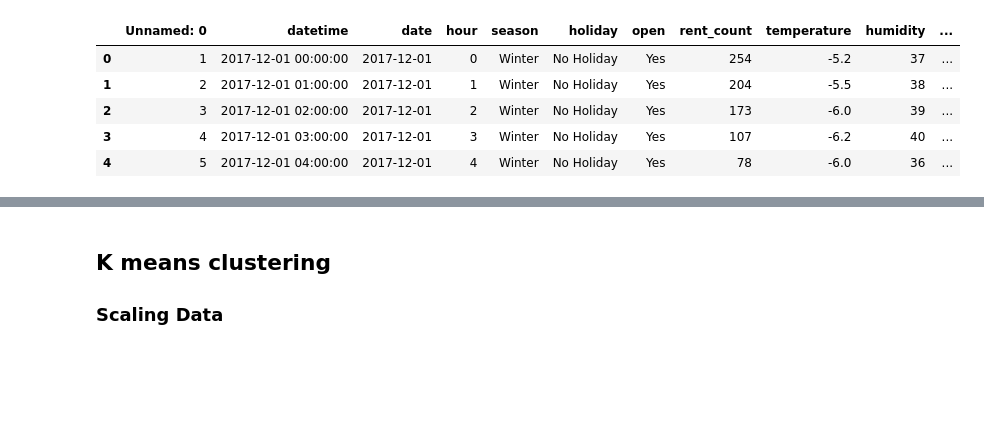
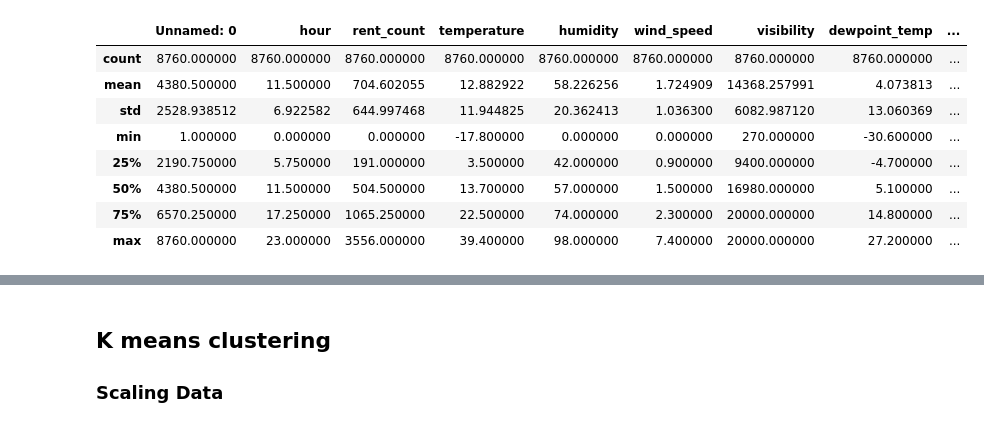
Before and after one commit to Jiian/seoulbike, a Jupyter notebook: clustering_analysis/clustering_analysis.ipynb, the cells around one changed output, grey strips where cells are left out. Cells and saved outputs as stored; diff of their text form; code cells hidden in the pictures; blank space fills up the shorter version.

```diff
--- a/clustering_analysis/clustering_analysis.ipynb
+++ b/clustering_analysis/clustering_analysis.ipynb
@@ -17,11 +17,14 @@ from decimal import Decimal
 # %%
 data = pd.read_csv('../data/bike_clean.csv')
 # %%
-data.head()
+data.describe()
 # %% [output]
-|  | Unnamed: 0 | datetime | date | hour | season | holiday | open | rent_count | temperature | humidity | ... |
-| 0 | 1 | 2017-12-01 00:00:00 | 2017-12-01 | 0 | Winter | No Holiday | Yes | 254 | -5.2 | 37 | ... |
-| 1 | 2 | 2017-12-01 01:00:00 | 2017-12-01 | 1 | Winter | No Holiday | Yes | 204 | -5.5 | 38 | ... |
-| 2 | 3 | 2017-12-01 02:00:00 | 2017-12-01 | 2 | Winter | No Holiday | Yes | 173 | -6.0 | 39 | ... |
-| 3 | 4 | 2017-12-01 03:00:00 | 2017-12-01 | 3 | Winter | No Holiday | Yes | 107 | -6.2 | 40 | ... |
-| 4 | 5 | 2017-12-01 04:00:00 | 2017-12-01 | 4 | Winter | No Holiday | Yes | 78 | -6.0 | 36 | ... |
+|  | Unnamed: 0 | hour | rent_count | temperature | humidity | wind_speed | visibility | dewpoint_temp | ... |
+| count | 8760.000000 | 8760.000000 | 8760.000000 | 8760.000000 | 8760.000000 | 8760.000000 | 8760.000000 | 8760.000000 | ... |
+| mean | 4380.500000 | 11.500000 | 704.602055 | 12.882922 | 58.226256 | 1.724909 | 14368.257991 | 4.073813 | ... |
+| std | 2528.938512 | 6.922582 | 644.997468 | 11.944825 | 20.362413 | 1.036300 | 6082.987120 | 13.060369 | ... |
+| min | 1.000000 | 0.000000 | 0.000000 | -17.800000 | 0.000000 | 0.000000 | 270.000000 | -30.600000 | ... |
+| 25% | 2190.750000 | 5.750000 | 191.000000 | 3.500000 | 42.000000 | 0.900000 | 9400.000000 | -4.700000 | ... |
+| 50% | 4380.500000 | 11.500000 | 504.500000 | 13.700000 | 57.000000 | 1.500000 | 16980.000000 | 5.100000 | ... |
+| 75% | 6570.250000 | 17.250000 | 1065.250000 | 22.500000 | 74.000000 | 2.300000 | 20000.000000 | 14.800000 | ... |
+| max | 8760.000000 | 23.000000 | 3556.000000 | 39.400000 | 98.000000 | 7.400000 | 20000.000000 | 27.200000 | ... |
```
Also changed, not shown: parts of 120 cells of this notebook.
